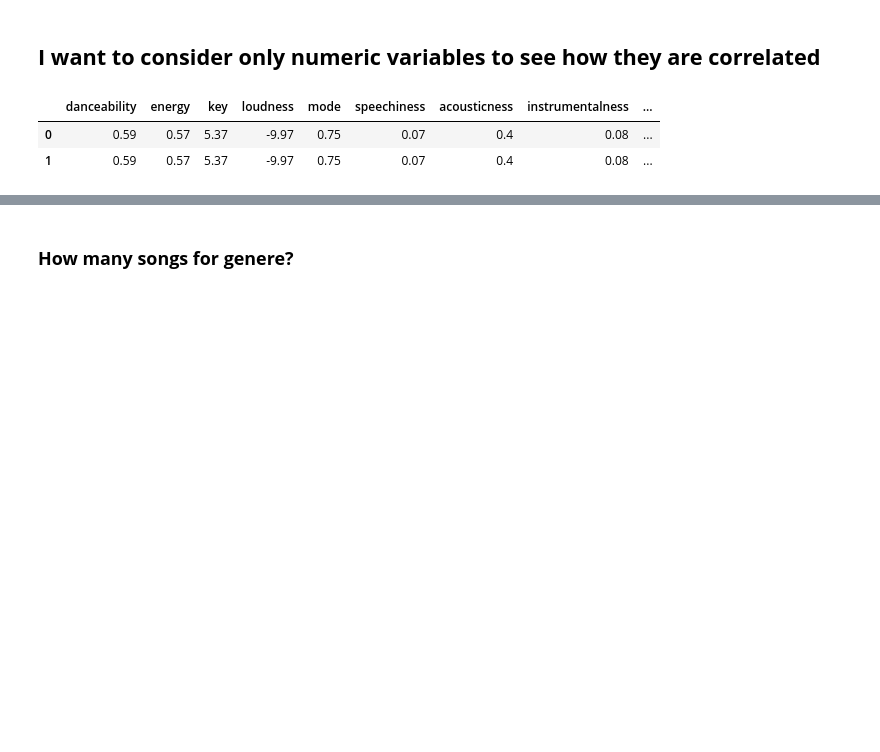
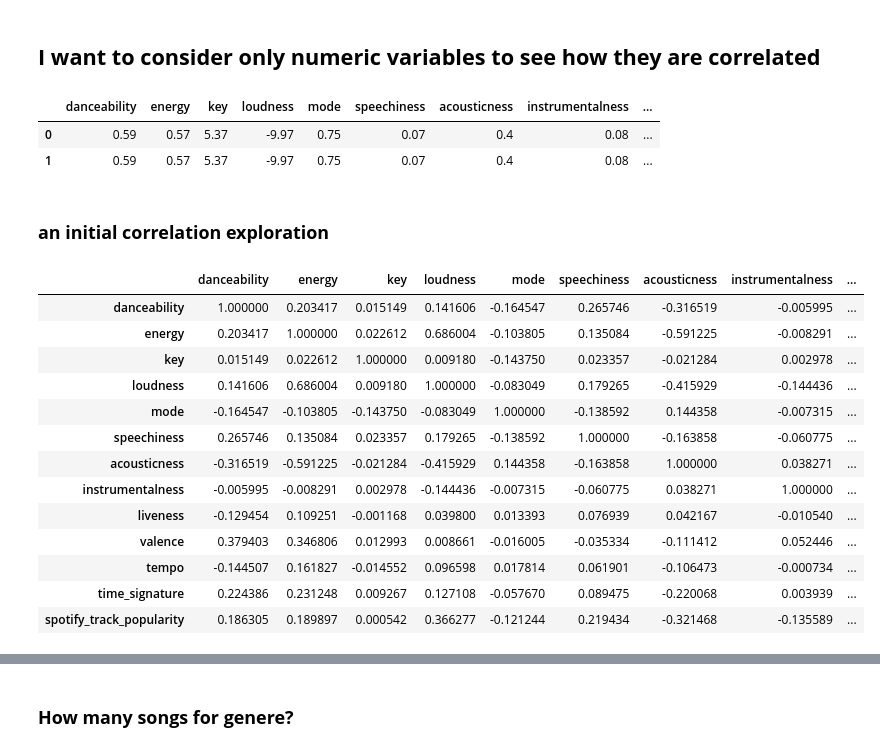
Before and after one commit to alelovo/Project_programming, a Jupyter notebook: project.ipynb, the cells around one changed output, grey strips where cells are left out. Drawn from its saved outputs; the diff is of its cells as text; code cells hidden in the pictures; blank space fills up the shorter version.

```diff
--- a/project.ipynb
+++ b/project.ipynb
@@ -407,3 +407,23 @@ numeric_variable_df.head(2)
 # %%
 #sb.pairplot(numeric_variable_df[:50])
 # between this sample we can see if the variable are i same way correlated
+# %% [markdown]
+### **an initial correlation exploration**
+# %%
+df_corr = numeric_variable_df.corr(method='pearson')
+df_corr
+# %% [output]
+|  | danceability | energy | key | loudness | mode | speechiness | acousticness | instrumentalness | ... |
+| danceability | 1.000000 | 0.203417 | 0.015149 | 0.141606 | -0.164547 | 0.265746 | -0.316519 | -0.005995 | ... |
+| energy | 0.203417 | 1.000000 | 0.022612 | 0.686004 | -0.103805 | 0.135084 | -0.591225 | -0.008291 | ... |
+| key | 0.015149 | 0.022612 | 1.000000 | 0.009180 | -0.143750 | 0.023357 | -0.021284 | 0.002978 | ... |
+| loudness | 0.141606 | 0.686004 | 0.009180 | 1.000000 | -0.083049 | 0.179265 | -0.415929 | -0.144436 | ... |
+| mode | -0.164547 | -0.103805 | -0.143750 | -0.083049 | 1.000000 | -0.138592 | 0.144358 | -0.007315 | ... |
+| speechiness | 0.265746 | 0.135084 | 0.023357 | 0.179265 | -0.138592 | 1.000000 | -0.163858 | -0.060775 | ... |
+| acousticness | -0.316519 | -0.591225 | -0.021284 | -0.415929 | 0.144358 | -0.163858 | 1.000000 | 0.038271 | ... |
+| instrumentalness | -0.005995 | -0.008291 | 0.002978 | -0.144436 | -0.007315 | -0.060775 | 0.038271 | 1.000000 | ... |
+| liveness | -0.129454 | 0.109251 | -0.001168 | 0.039800 | 0.013393 | 0.076939 | 0.042167 | -0.010540 | ... |
+| valence | 0.379403 | 0.346806 | 0.012993 | 0.008661 | -0.016005 | -0.035334 | -0.111412 | 0.052446 | ... |
+| tempo | -0.144507 | 0.161827 | -0.014552 | 0.096598 | 0.017814 | 0.061901 | -0.106473 | -0.000734 | ... |
+| time_signature | 0.224386 | 0.231248 | 0.009267 | 0.127108 | -0.057670 | 0.089475 | -0.220068 | 0.003939 | ... |
+| spotify_track_popularity | 0.186305 | 0.189897 | 0.000542 | 0.366277 | -0.121244 | 0.219434 | -0.321468 | -0.135589 | ... |
```
Also changed, not shown: parts of 4 cells of this notebook.
